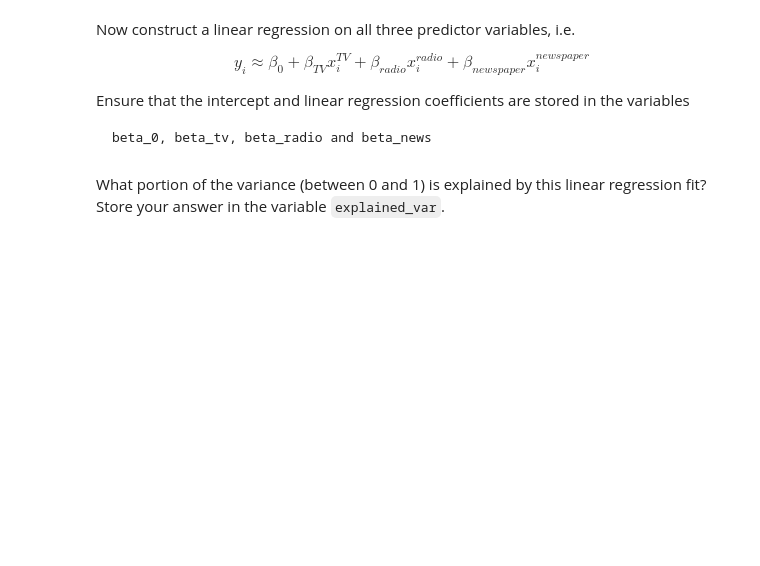
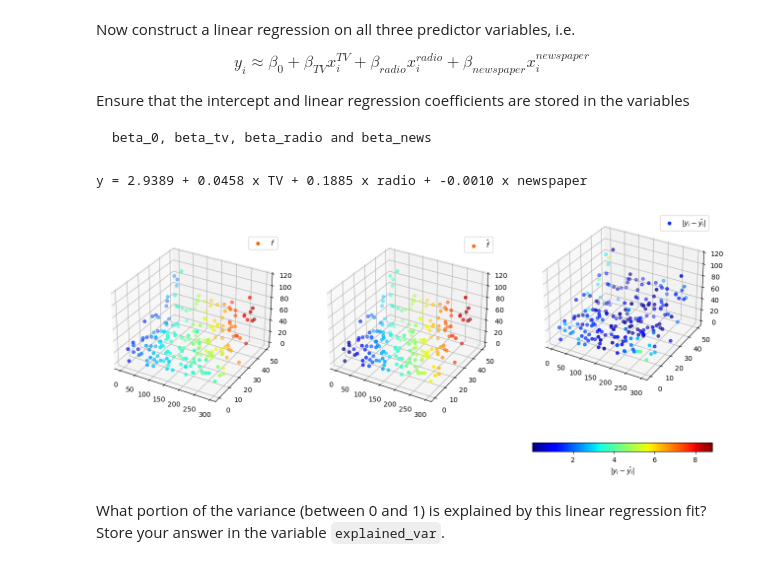
Before and after one commit to Sebphil18/introduction_to_data_science, a Jupyter notebook: exercise2/problem1.ipynb, the cells around one changed output. Drawn from its saved outputs; the diff is of its cells as text; code cells hidden in the pictures; blank space fills up the shorter version.

```diff
--- a/exercise2/problem1.ipynb
+++ b/exercise2/problem1.ipynb
@@ -34,7 +34,6 @@ import pandas as pd
 import numpy as np
 
 # YOUR CODE HERE
-raise NotImplementedError()
-
+adv = pd.read_csv('Advertising.csv', index_col=0)
 # Print first entries of adv
 print(adv.head(3))
@@ -53,3 +54,7 @@ raise NotImplementedError()
+# %%
+adv_mat = adv.to_numpy()
+X = adv_mat[:, :3]
+Y = adv_mat[:, 3]
 # %%
 # This cell contains hidden tests. Don't remove it!
 # %% [markdown]
@@ -227,3 +274,29 @@ print('y = %5.4f + %5.4f x TV + %5.4f x radio + %5.4f x newspaper' % (beta_0, be
+# %%
+fhat = LinearRegression().fit(X, Y)
+
+fig = plt.figure()
+ax = fig.add_subplot(1, 3, 1, projection='3d')
+sales_scatter = ax.scatter3D(tv, radio, news, c=Y, cmap='jet', label='$f$')
+ax.legend()
+
+pred_values = fhat.predict(X)
+ax = fig.add_subplot(1, 3, 2, projection='3d')
+fhat_scatter = ax.scatter3D(tv, radio, news, c=pred_values, cmap='jet', label='$\\hat{f}$')
+ax.legend()
+
+ax = fig.add_subplot(1, 3, 3, projection='3d')
+absolute_error = np.abs(Y-pred_values)
+error_scatter = ax.scatter3D(tv, radio, news, c=absolute_error, cmap='jet', label='$|y_i-\\hat{y_i}|$')
+cbar = fig.colorbar(error_scatter, orientation='horizontal', label='$|y_i-\\hat{y_i}|$')
+ax.legend()
+
+beta_0 = fhat.intercept_
+beta_tv, beta_radio, beta_news = fhat.coef_
+
+print('y = %5.4f + %5.4f x TV + %5.4f x radio + %5.4f x newspaper' % (beta_0, beta_tv, beta_radio, beta_news))
+# %% [output]
+y = 2.9389 + 0.0458 x TV + 0.1885 x radio + -0.0010 x newspaper
+[figure, added]
 # %%
 # This cell contains hidden tests. Don't remove it!
 # %% [markdown]
```
Also changed, not shown: parts of 24 cells of this notebook.
